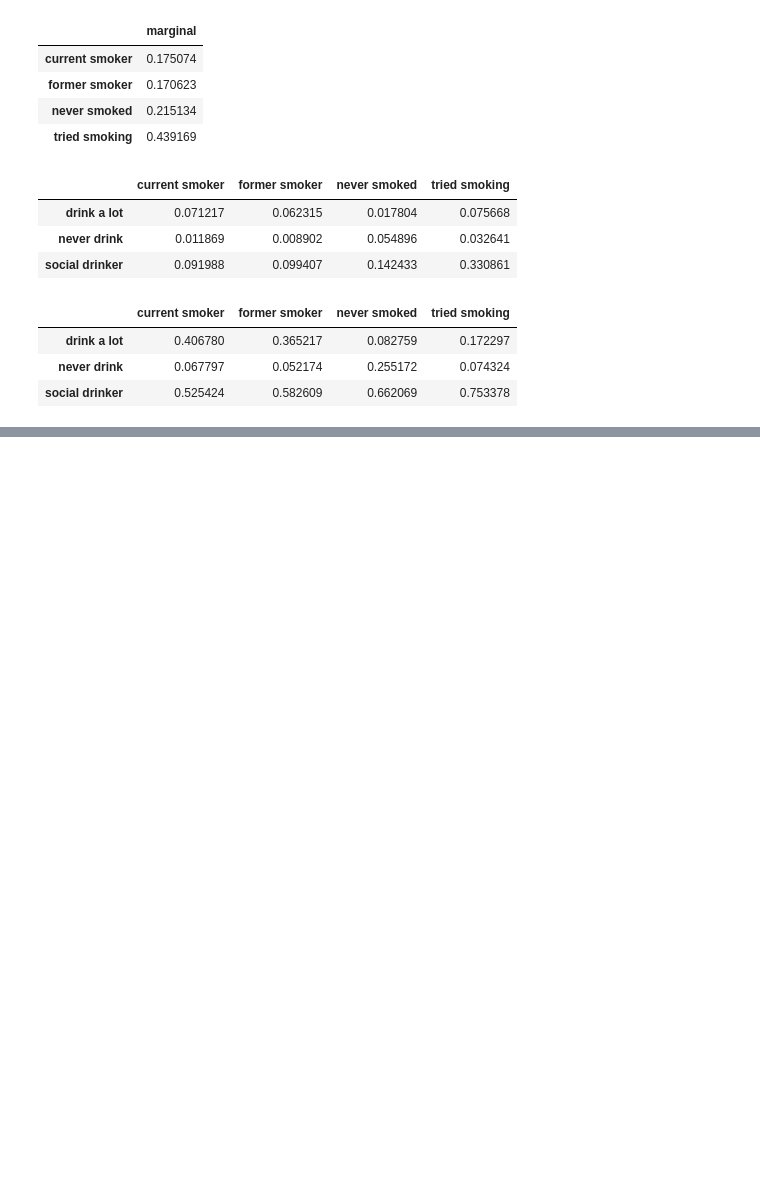
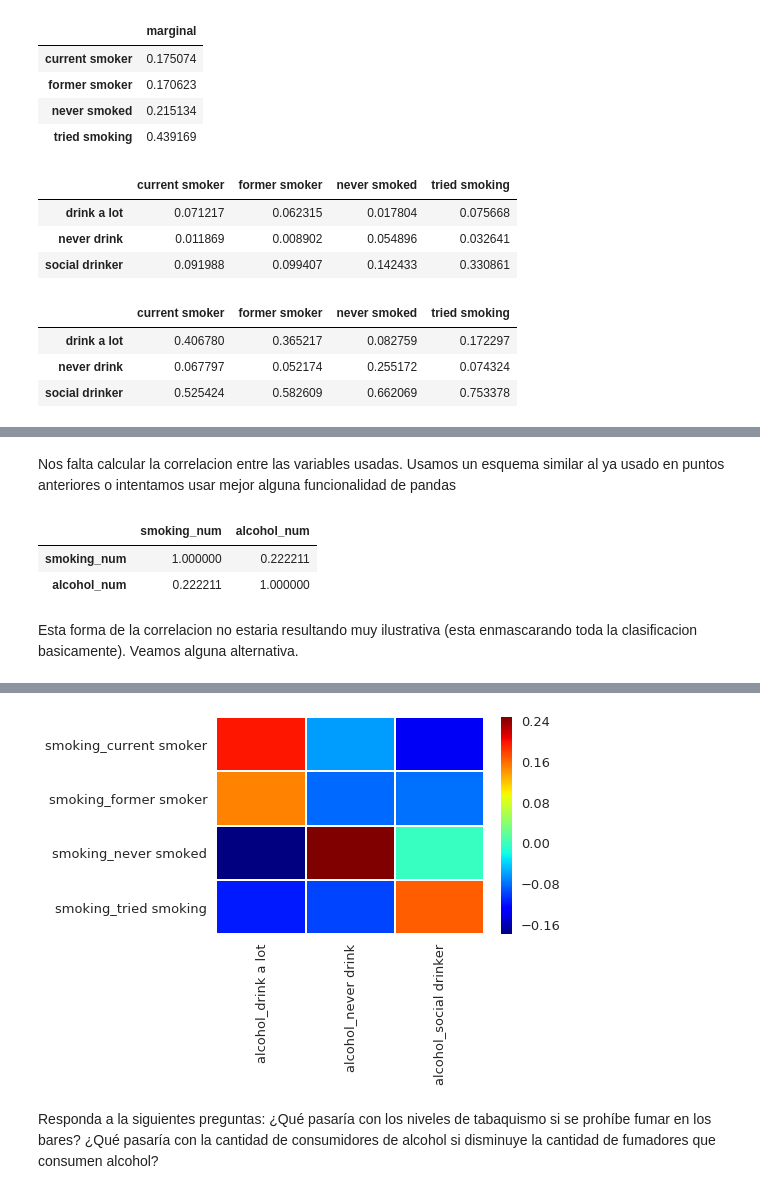
Before and after one commit to felixlapalma/diplodatos-ayv, a Jupyter notebook: ayv_2018/Laboratorio1.ipynb, the cells around one changed output, grey strips where cells are left out. Drawn from its saved outputs; the diff is of its cells as text; code cells hidden in the pictures; blank space fills up the shorter version.

```diff
--- a/ayv_2018/Laboratorio1.ipynb
+++ b/ayv_2018/Laboratorio1.ipynb
@@ -629,0 +634,53 @@ sns.heatmap(pd_alcohol_smoking,ax=ax[1]);
+# %% [markdown]
+Nos falta calcular la correlacion entre las variables usadas. Usamos un esquema similar al ya usado en puntos anteriores o intentamos usar mejor alguna funcionalidad de pandas
+# %%
+pd_to_proc,lst=get_pd_unique_vals(pd_rpns,['alcohol','smoking'],True,True)
+# Lo definimos categoricos y lo mapeamos
+# https://stackoverflow.com/questions/38088652/pandas-convert-categories-to-numbers
+def pdcol_to_cat(pd_to_proc,col_lst,catcodesFlag,strSufix_aftercatcodes):
+    for i in col_lst:
+        pd_to_proc[i] = pd.Categorical(pd_to_proc[i])
+        if catcodesFlag:
+            pd_to_proc[i+strSufix_aftercatcodes]=pd_to_proc[i].cat.codes
+    return pd_to_proc
+# %%
+pd_to_proc=pdcol_to_cat(pd_to_proc,['smoking','alcohol'],True,'_num')
+# %%
+corr = pd_to_proc[['smoking_num','alcohol_num']].corr()
+display(corr)
+# %% [output]
+|  | smoking_num | alcohol_num |
+| smoking_num | 1.000000 | 0.222211 |
+| alcohol_num | 0.222211 | 1.000000 |
+# %% [markdown]
+Esta forma de la correlacion no estaria resultando muy ilustrativa (esta enmascarando toda la clasificacion basicamente). Veamos alguna alternativa.
+# %%
+# Buscamos construir un data frame que tenga como columnas los valores distintos de una dada categoria
+# Usemos la lista que construimos con antelacion y el data frame
+#pd_out,lst
+def pd_cat_to_col(pd_to_prc,lst_in):
+    pd_in=copy.deepcopy(pd_to_proc);
+    dicAux={};
+    for key in lst_in.keys():
+        lst_aux=lst_in[key]
+        colLst=[];
+        for  l in lst_aux:
+            mapgen=lambda x: 1 if x==l else 0
+            #build name
+            colName=key+'_'+l
+            colLst.append(colName)
+            pd_in[colName]=pd_in[key].apply(mapgen)
+        dicAux[key]=colLst;
+    return pd_in,dicAux
+# %%
+# Entonces armamos el set
+pd_desglosado,lst_desglose=pd_cat_to_col(pd_out,lst)
+col=[]
+col.extend(lst_desglose['smoking'])
+col.extend(lst_desglose['alcohol'])
+corr = pd_desglosado[col].corr()
+display(corr)
+#De este set solo nos interesa un sector
+filt=corr.loc[lst_desglose['smoking'],lst_desglose['alcohol']]
+sns.heatmap(filt,cmap='jet',linewidths=1);
+# %% [output]
@@ -629,0 +695,3 @@ sns.heatmap(pd_alcohol_smoking,ax=ax[1]);
+[figure, added]
+# %% [markdown]
+Responda a la siguientes preguntas: ¿Qué pasaría con los niveles de tabaquismo si se prohíbe fumar en los bares? ¿Qué pasaría con la cantidad de consumidores de alcohol si disminuye la cantidad de fumadores que consumen alcohol?
```
Also changed, not shown: parts of 7 cells of this notebook, 2 other files.
